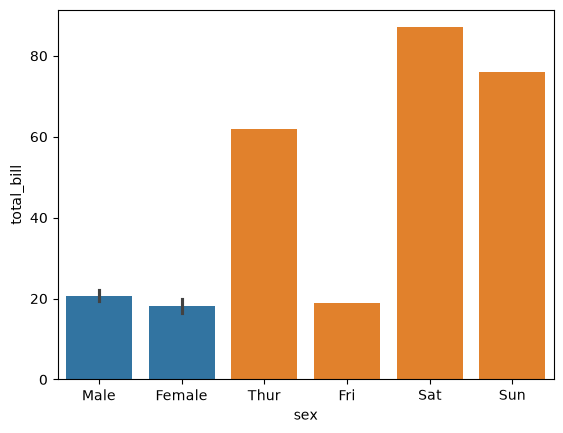
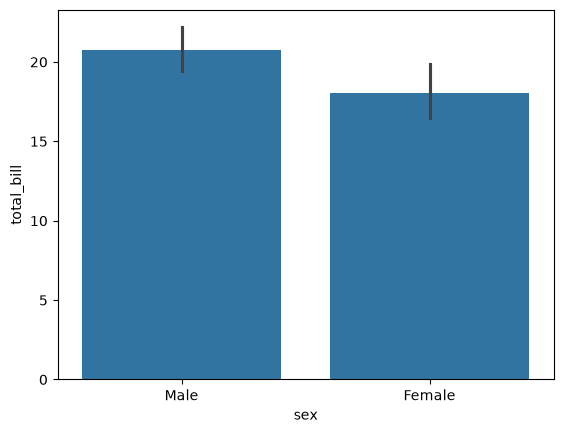
Code edit (unified diff) that turned the first committed figure into the second:
--- before
+++ after
@@ -1,6 +1,2 @@
 #barplot - shows the avg values for a continuous col on the basis of categorial col
 sns.barplot(x=tips['sex'], y=tips['total_bill'])
-
-#countplot - count the total elements in that category
-sns.countplot(x=tips['day'])
-#mostly used in ml for class imbalance

Commit: new changes